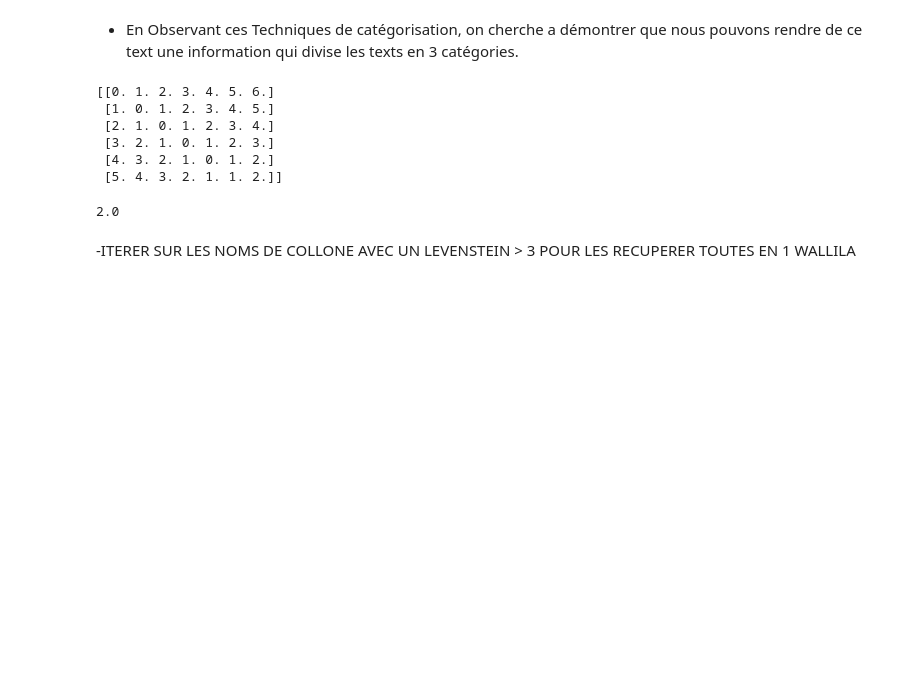
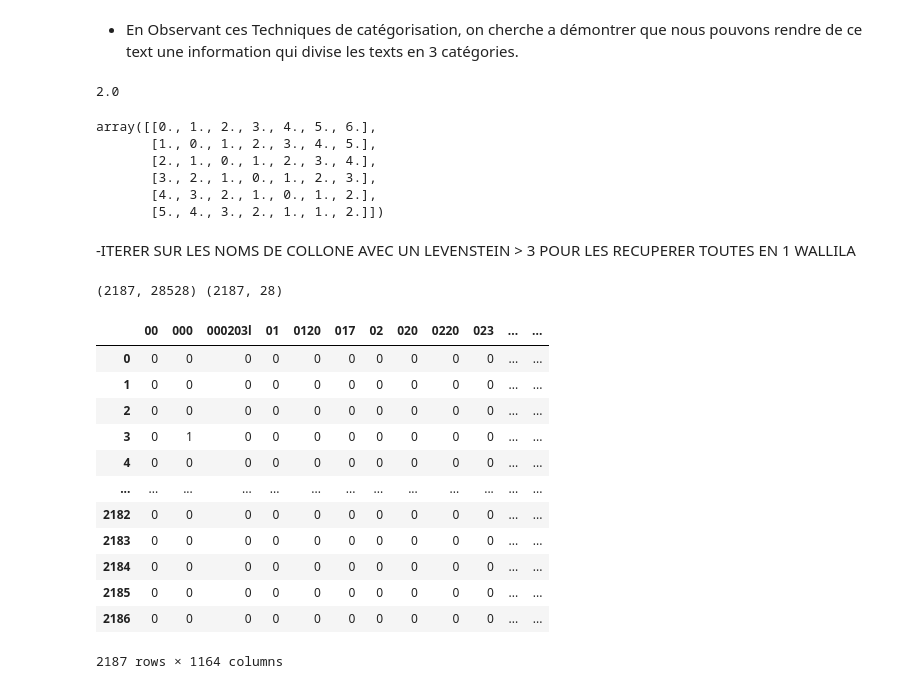
Before and after one commit to Simplon-Nancy-3/indeed, a Jupyter notebook: Cleaning_workinprogress.ipynb, the cells around one changed output. Cells and saved outputs as stored; diff of their text form; code cells hidden in the pictures; blank space fills up the shorter version.

Commit message:
Levenshtein

```diff
--- a/Cleaning_workinprogress.ipynb
+++ b/Cleaning_workinprogress.ipynb
@@ -116,17 +116,70 @@ def levenshtein(seq1, seq2):
                     matrix[x-1,y-1] + 1,
                     matrix[x,y-1] + 1
                 )
-    print (matrix)
-    return (matrix[size_x - 1, size_y - 1])
+    print (matrix[size_x - 1, size_y - 1])
+    return matrix
 # %%
 levenshtein("donné","donner")
 # %% [output]
-[[0. 1. 2. 3. 4. 5. 6.]
- [1. 0. 1. 2. 3. 4. 5.]
- [2. 1. 0. 1. 2. 3. 4.]
- [3. 2. 1. 0. 1. 2. 3.]
- [4. 3. 2. 1. 0. 1. 2.]
- [5. 4. 3. 2. 1. 1. 2.]]
+2.0
-2.0
+array([[0., 1., 2., 3., 4., 5., 6.],
+       [1., 0., 1., 2., 3., 4., 5.],
+       [2., 1., 0., 1., 2., 3., 4.],
+       [3., 2., 1., 0., 1., 2., 3.],
+       [4., 3., 2., 1., 0., 1., 2.],
+       [5., 4., 3., 2., 1., 1., 2.]])
 # %% [markdown]
 -ITERER SUR LES NOMS DE COLLONE AVEC UN LEVENSTEIN > 3 POUR LES RECUPERER TOUTES EN 1 WALLILA
+# %%
+def mergecolwithLevenshtein(occurencedf):
+    dd = dict()
+    cols = []
+    for i in occurencedf.columns:
+        cols.append(i)
+        if len(cols) >=0 :
+            if '_' in i :
+                dd[i] = Descroccurence[i]
+            else :
+                if re.search(r'[0-9\W]', i) == None :
+                    for k in dd.keys():
+                        if re.search(r'[0-9\W]', k) == None :
+                            if '_'in k :
+                                dd[k] = Descroccurence[i]
+                            else:
+                                if levenshtein(str(i),str(k))<=3.0 :
+                                    try :
+                                        dd[k] += Descroccurence[i]
+                                    except :
+                                        dd[k] = Descroccurence[i]
+                                else:
+                                    dd[i] = Descroccurence[i]
+                else:
+                    dd[i] = Descroccurence[i]
+        else:
+            dd[i] = Descroccurence[i]
+    data = pd.DataFrame.from_dict(dd)
+    return data
+# %%
+print(Descroccurence.shape, data.shape)
+# %% [output]
+(2187, 28528) (2187, 28)
+# %%
+data = mergecolwithLevenshtein(Descroccurence)
+# %%
+x = data.sum()
+listed = x.sort_values(ascending=False)[:100]
+listed.keys()
+# %% [output]
+|  | 00 | 000 | 000203l | 01 | 0120 | 017 | 02 | 020 | 0220 | 023 | ... | ... |
+| 0 | 0 | 0 | 0 | 0 | 0 | 0 | 0 | 0 | 0 | 0 | ... | ... |
+| 1 | 0 | 0 | 0 | 0 | 0 | 0 | 0 | 0 | 0 | 0 | ... | ... |
+| 2 | 0 | 0 | 0 | 0 | 0 | 0 | 0 | 0 | 0 | 0 | ... | ... |
+| 3 | 0 | 1 | 0 | 0 | 0 | 0 | 0 | 0 | 0 | 0 | ... | ... |
+| 4 | 0 | 0 | 0 | 0 | 0 | 0 | 0 | 0 | 0 | 0 | ... | ... |
+| ... | ... | ... | ... | ... | ... | ... | ... | ... | ... | ... | ... | ... |
+| 2182 | 0 | 0 | 0 | 0 | 0 | 0 | 0 | 0 | 0 | 0 | ... | ... |
+| 2183 | 0 | 0 | 0 | 0 | 0 | 0 | 0 | 0 | 0 | 0 | ... | ... |
+| 2184 | 0 | 0 | 0 | 0 | 0 | 0 | 0 | 0 | 0 | 0 | ... | ... |
+| 2185 | 0 | 0 | 0 | 0 | 0 | 0 | 0 | 0 | 0 | 0 | ... | ... |
+| 2186 | 0 | 0 | 0 | 0 | 0 | 0 | 0 | 0 | 0 | 0 | ... | ... |
+2187 rows × 1164 columns
```
Also changed, not shown: parts of 3 cells of this notebook.
